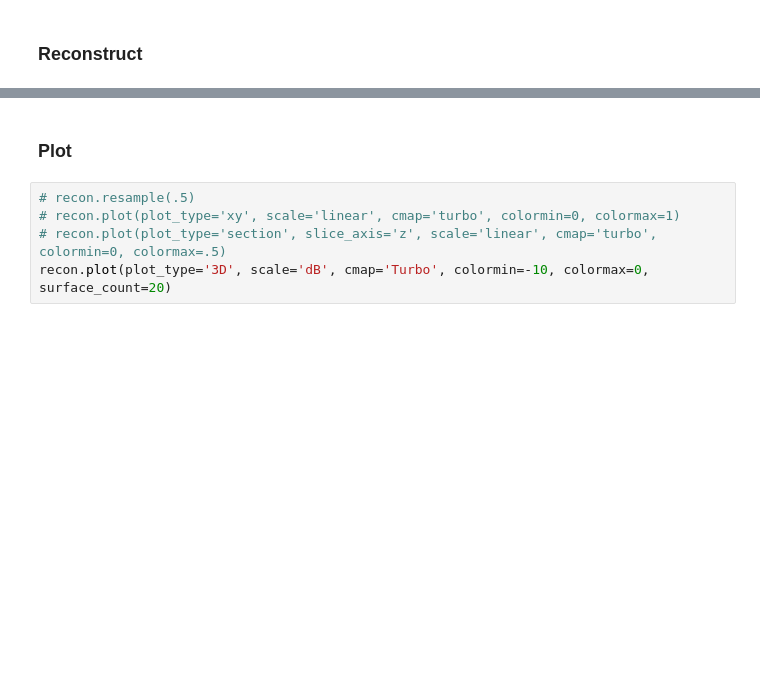
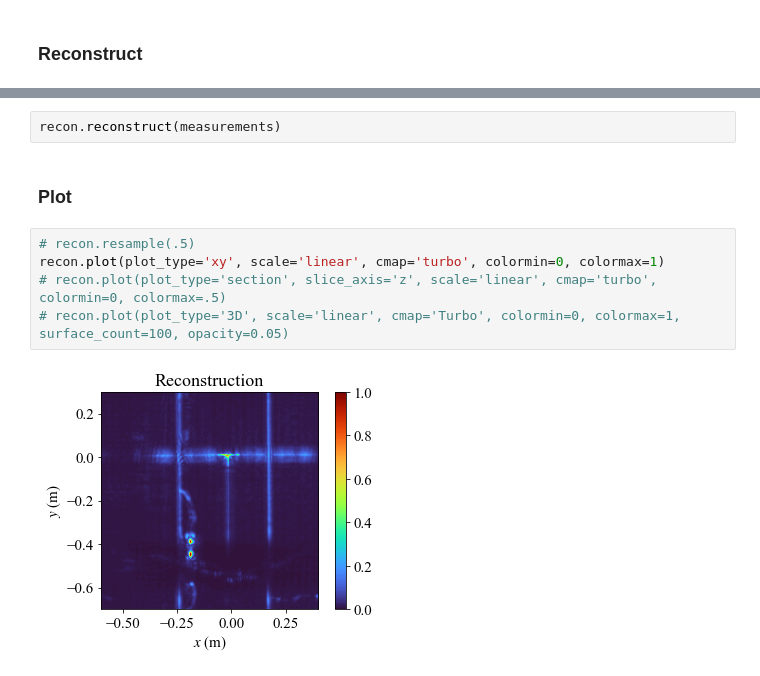
Before and after one commit to aaronvd/twi_experiments, a Jupyter notebook: RMA_reconstruct.ipynb, the cells around one changed output, grey strips where cells are left out. Drawn from its saved outputs; the diff is of its cells as text; blank space fills up the shorter version.

```diff
--- a/RMA_reconstruct.ipynb
+++ b/RMA_reconstruct.ipynb
@@ -49,7 +74,11 @@ recon.reconstruct((1, 1, .6), (5*mm, 5*mm, 5*mm), Lxa=0.5, Lya=0.5, fc=fc, bw=bw
+# %%
+recon.reconstruct(measurements)
 # %% [markdown]
 ### Plot
 # %%
 # recon.resample(.5)
-# recon.plot(plot_type='xy', scale='linear', cmap='turbo', colormin=0, colormax=1)
+recon.plot(plot_type='xy', scale='linear', cmap='turbo', colormin=0, colormax=1)
 # recon.plot(plot_type='section', slice_axis='z', scale='linear', cmap='turbo', colormin=0, colormax=.5)
-recon.plot(plot_type='3D', scale='dB', cmap='Turbo', colormin=-10, colormax=0, surface_count=20)
+# recon.plot(plot_type='3D', scale='linear', cmap='Turbo', colormin=0, colormax=1, surface_count=100, opacity=0.05)
+# %% [output]
+[figure, added]
```
Also changed, not shown: parts of 4 cells of this notebook, 1 other file.
